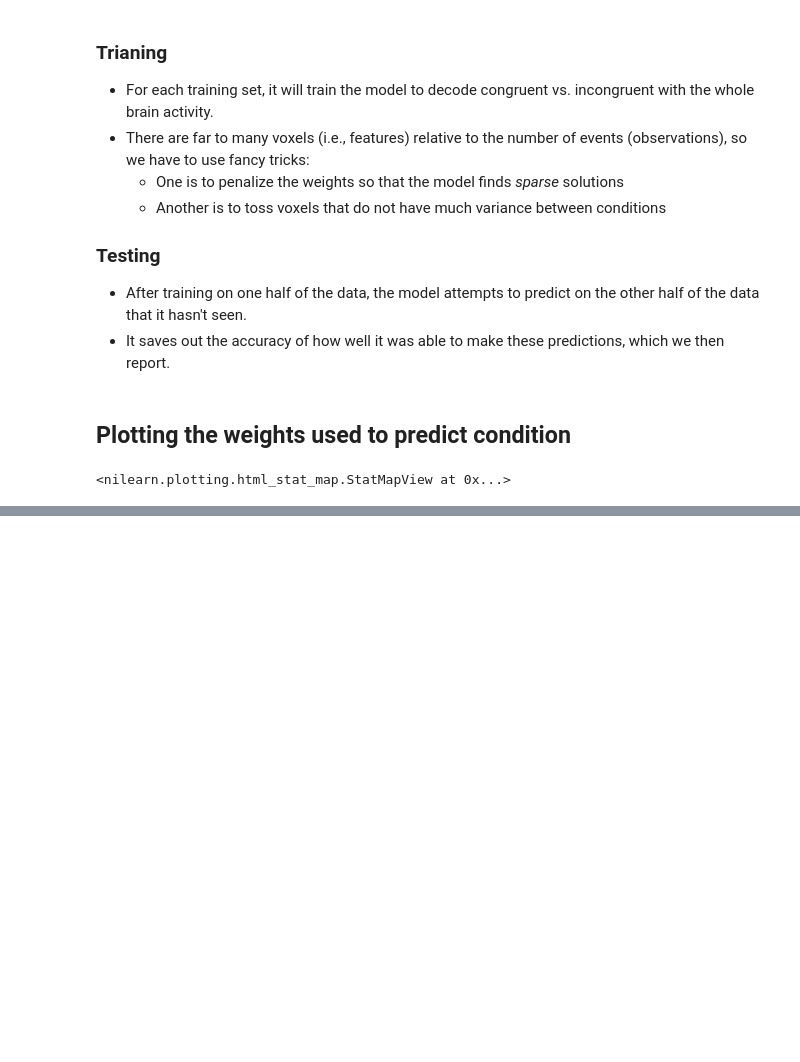
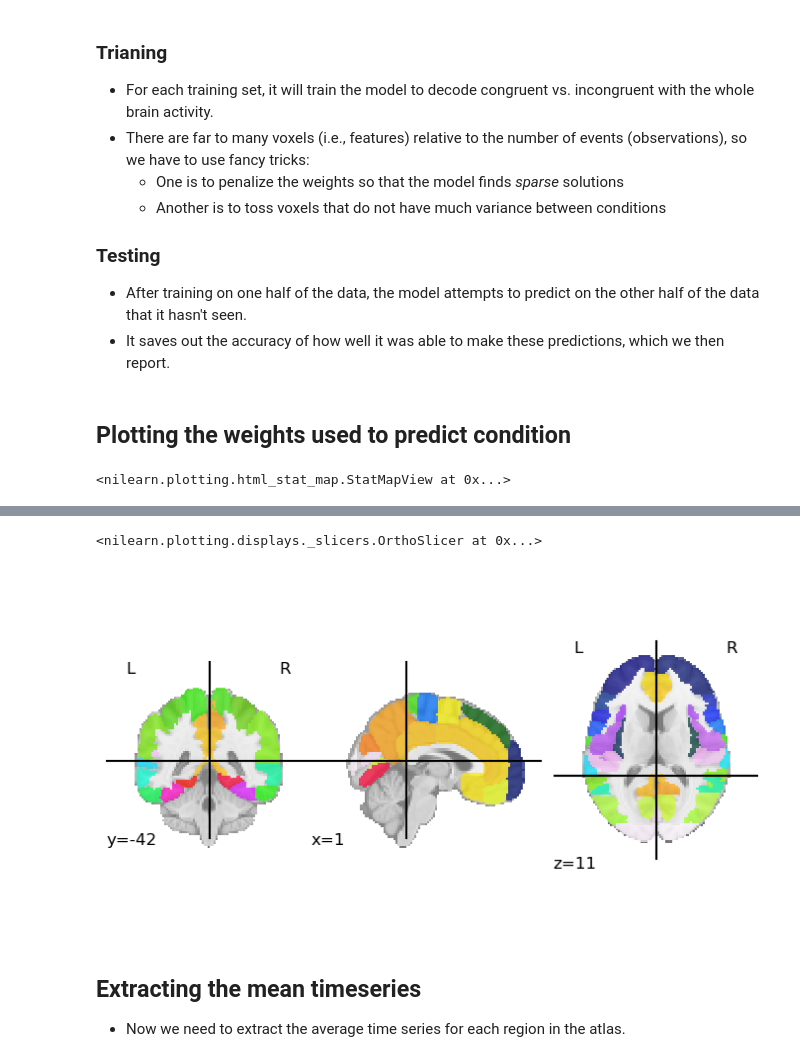
Before and after one commit to compmem/compsy, a Jupyter notebook: lessons/12_MVPA.ipynb, the cells around one changed output, grey strips where cells are left out. Cells and saved outputs as stored; diff of their text form; code cells hidden in the pictures; blank space fills up the shorter version.

```diff
--- a/lessons/12_MVPA.ipynb
+++ b/lessons/12_MVPA.ipynb
@@ -415,0 +426,18 @@ hfig
+# %%
+from nilearn import datasets
+
+# load the Harvard Oxford atlas
+atlas = datasets.fetch_atlas_harvard_oxford('cort-maxprob-thr25-2mm',
+                                             symmetric_split=True)
+atlas_filename = atlas.maps
+labels = atlas.labels
+# %%
+# plot the regions
+plotting.plot_roi(atlas_filename)
+# %% [output]
+<nilearn.plotting.displays._slicers.OrthoSlicer at 0x...>
+[figure, added]
+# %% [markdown]
+## Extracting the mean timeseries
+
+- Now we need to extract the average time series for each region in the atlas.
```
Also changed, not shown: parts of 12 cells of this notebook.
